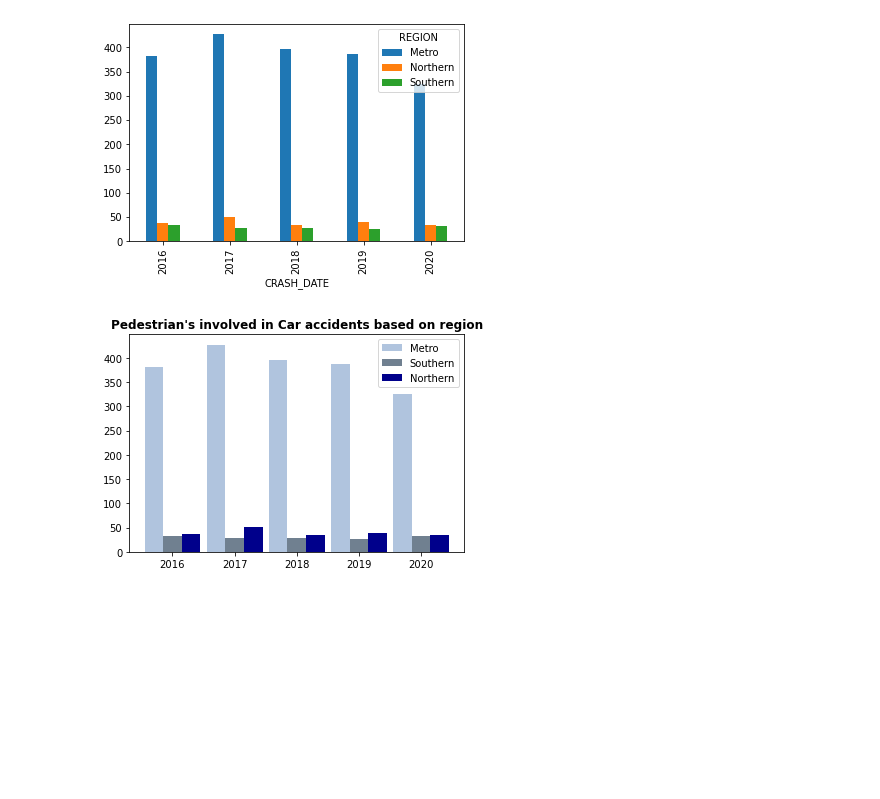
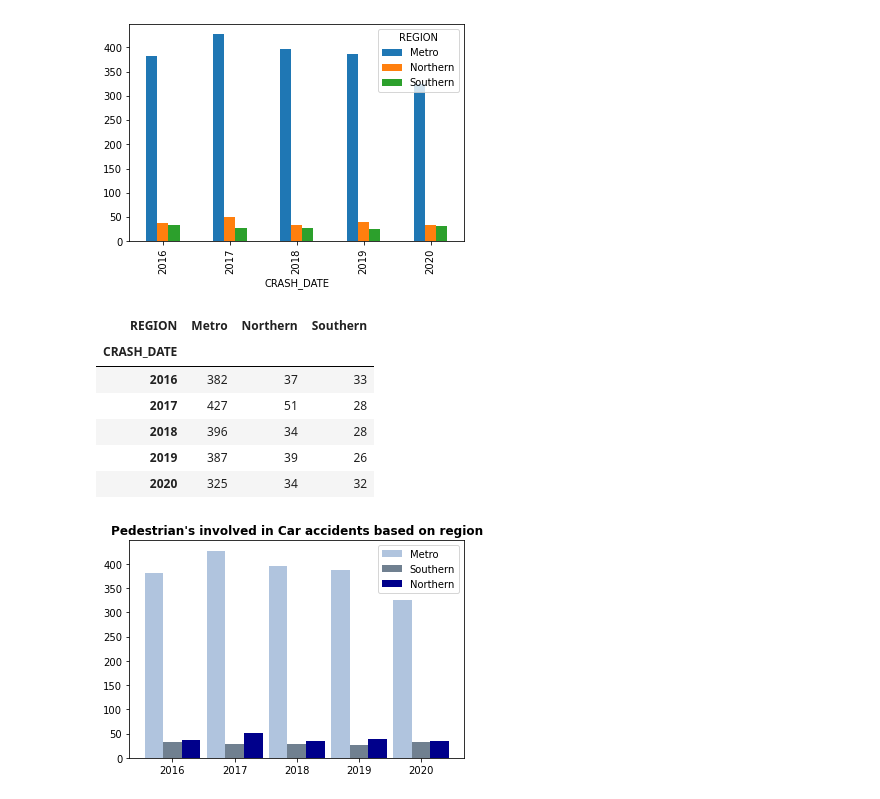
Before and after one commit to CMac-code/Project_Shark, a Jupyter notebook: car.ipynb, the cells around one changed output. Cells and saved outputs as stored; diff of their text form; code cells hidden in the pictures; blank space fills up the shorter version.

```diff
--- a/car.ipynb
+++ b/car.ipynb
@@ -82,7 +73,3 @@ pedestrian_df
 
 # save file
 pedestrian_df.to_csv("pedestrian_data.csv", index=False)
-# %%
-pedestrian_df = pedestrian_df.copy()
-pedestrian_df["REGION"] = ""
-pedestrian_df.head()
@@ -165 +85,13 @@ bar_result = result.unstack()
+# %%
+# unstack the results
+bar_result = result.unstack()
+bar_result.head()
+# %% [output]
+| REGION | Metro | Northern | Southern |
+| CRASH_DATE |  |  |  |
+| 2016 | 382 | 37 | 33 |
+| 2017 | 427 | 51 | 28 |
+| 2018 | 396 | 34 | 28 |
+| 2019 | 387 | 39 | 26 |
+| 2020 | 325 | 34 | 32 |
 # %%
```
Also changed, not shown: parts of 18 cells of this notebook, 6 other files.
